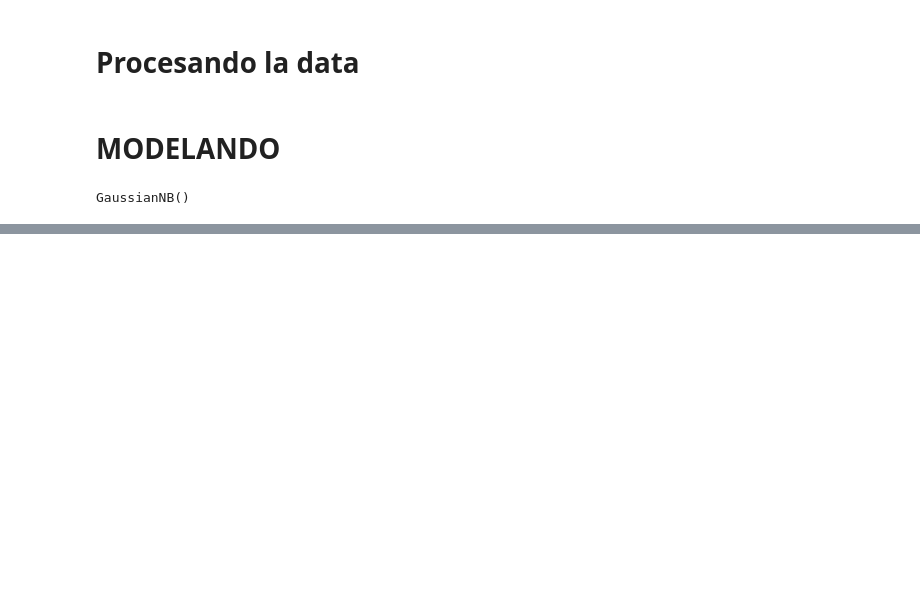
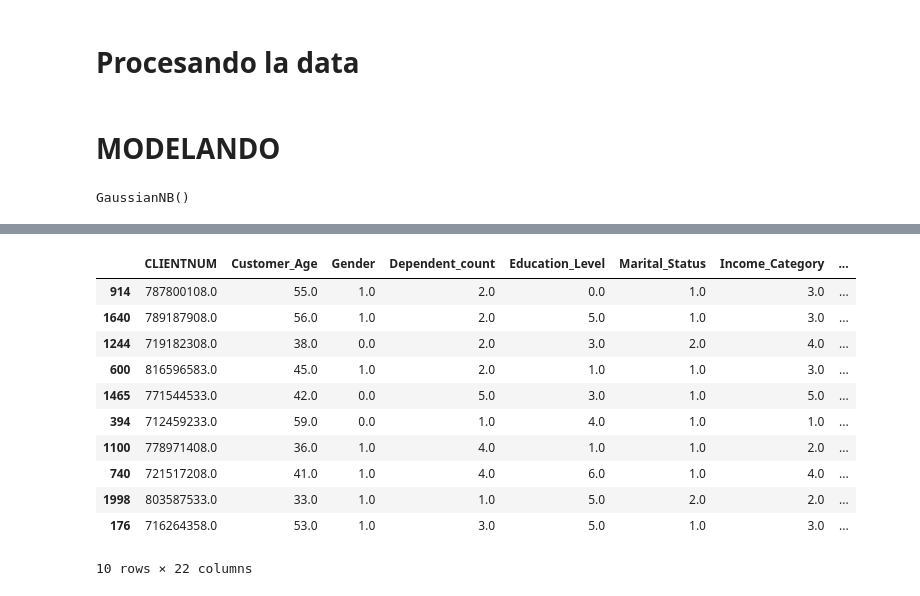
Before and after one commit to magic-tps/Machine-Learning, a Jupyter notebook: Clasificador Naive Bayes/2. Credit Card Customers Prediction/code.ipynb, the cells around one changed output, grey strips where cells are left out. Saved outputs shown, nothing was run; the diff lists cells and outputs as text; code cells hidden in the pictures; blank space fills up the shorter version.

```diff
--- a/Clasificador Naive Bayes/2. Credit Card Customers Prediction/code.ipynb
+++ b/Clasificador Naive Bayes/2. Credit Card Customers Prediction/code.ipynb
@@ -264,0 +268,21 @@ plt.show()
+# %%
+dataf = pd.concat([pd.DataFrame(X_test_orig),pd.DataFrame(Y_test),pd.DataFrame(predictions),pd.DataFrame(y_prob)],axis=1)
+# %%
+dataf.isnull().sum()
+dataf = dataf.dropna()
+# %%
+dataf = dataf.drop(['Attrition_Flag'], axis=1)
+dataf.head(10)
+# %% [output]
+|  | CLIENTNUM | Customer_Age | Gender | Dependent_count | Education_Level | Marital_Status | Income_Category | ... |
+| 914 | 787800108.0 | 55.0 | 1.0 | 2.0 | 0.0 | 1.0 | 3.0 | ... |
+| 1640 | 789187908.0 | 56.0 | 1.0 | 2.0 | 5.0 | 1.0 | 3.0 | ... |
+| 1244 | 719182308.0 | 38.0 | 0.0 | 2.0 | 3.0 | 2.0 | 4.0 | ... |
+| 600 | 816596583.0 | 45.0 | 1.0 | 2.0 | 1.0 | 1.0 | 3.0 | ... |
+| 1465 | 771544533.0 | 42.0 | 0.0 | 5.0 | 3.0 | 1.0 | 5.0 | ... |
+| 394 | 712459233.0 | 59.0 | 0.0 | 1.0 | 4.0 | 1.0 | 1.0 | ... |
+| 1100 | 778971408.0 | 36.0 | 1.0 | 4.0 | 1.0 | 1.0 | 2.0 | ... |
+| 740 | 721517208.0 | 41.0 | 1.0 | 4.0 | 6.0 | 1.0 | 4.0 | ... |
+| 1998 | 803587533.0 | 33.0 | 1.0 | 1.0 | 5.0 | 2.0 | 2.0 | ... |
+| 176 | 716264358.0 | 53.0 | 1.0 | 3.0 | 5.0 | 1.0 | 3.0 | ... |
+10 rows × 22 columns
```
Also changed, not shown: parts of 20 cells of this notebook, 8 other files.
